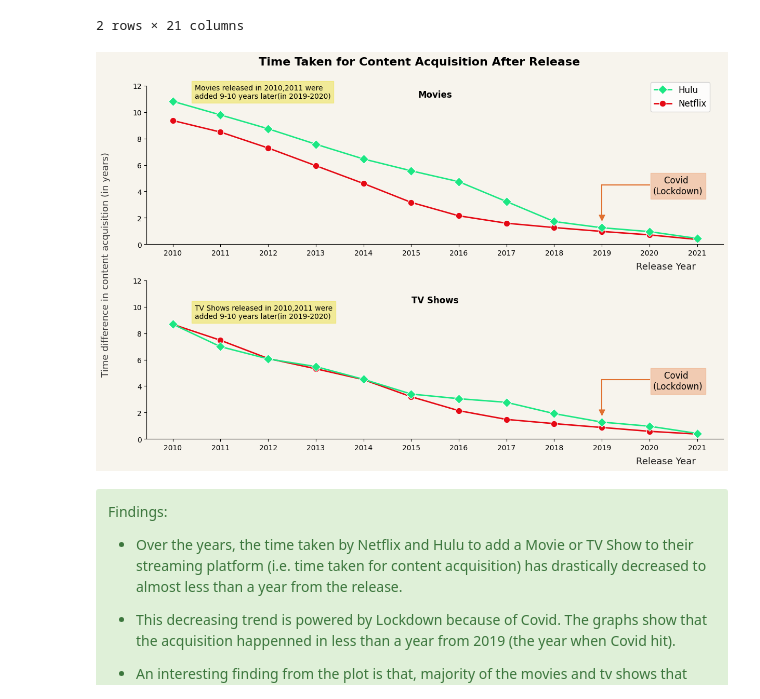
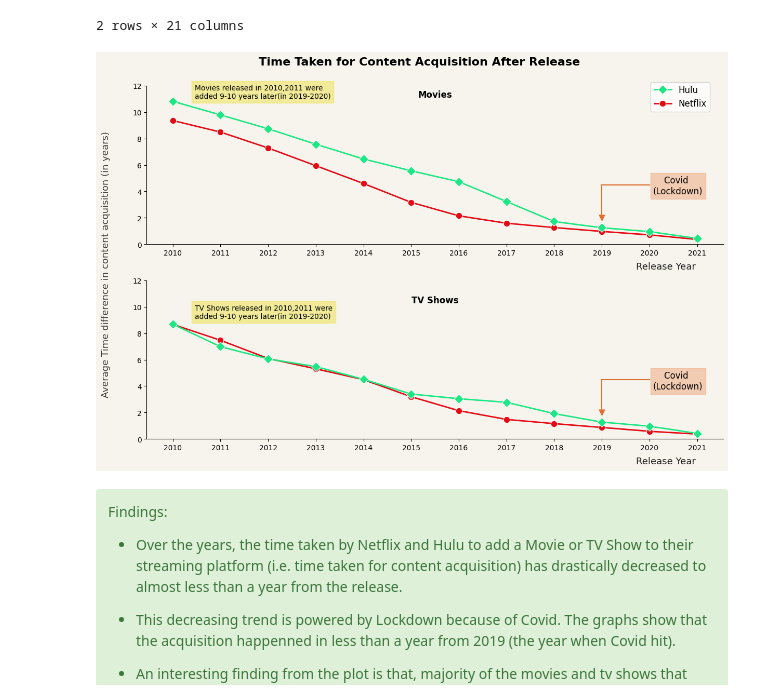
Before and after one commit to RickyMiura/Netflix-Hulu-EDA, a Jupyter notebook: plotting_gopi.ipynb, the cells around one changed output. Cells and saved outputs as stored; diff of their text form; code cells hidden in the pictures.

```diff
--- a/plotting_gopi.ipynb
+++ b/plotting_gopi.ipynb
@@ -227,7 +227,7 @@ ax[1].xaxis.set_label_coords(0.90, -0.11)
 ax[0].set_ylim(0,12)
 ax[1].set_ylim(0,12)
 
-fig.supylabel('Time difference in content acquisition (in years)', font=FONT, fontsize=13, x=-0.01, y=0.50, color='#3d3c3c')
+fig.supylabel('Average Time difference in content acquisition (in years)', font=FONT, fontsize=13, x=-0.01, y=0.50, color='#3d3c3c')
 ax[0].set_ylabel(None)
 ax[1].set_ylabel(None)
 
@@ -238,34 +238,34 @@ ax[1].set_title("TV Shows", font=FONT, fontsize=12, fontweight='bold', x=0.50, y
 ax[0].legend_.remove()
 fig.legend(loc='upper right', reverse=True, bbox_to_anchor=(0.973, 0.95), fontsize=12)
 
 ax[0].spines['top'].set_visible(False)
 ax[0].spines['right'].set_visible(False)
 ax[1].spines['top'].set_visible(False)
 ax[1].spines['right'].set_visible(False)
 
 ax[0].set_facecolor(color='#f7f4ed')
 ax[1].set_facecolor(color='#f7f4ed')
 fig.patch.set_facecolor(color='#f7f4ed')
 
 fig.text(s='    Covid\n(Lockdown)', x=0.875, y=0.67, fontsize=12, bbox=dict(facecolor='#eda479', alpha=0.5, edgecolor='#eda479'))
 ax[0].scatter(2019,2, marker='v', s=60, color='#e0702f')
 ax[0].plot([2019,2019], [2,4.5], color='#e0702f')
 ax[0].plot([2019,2020], [4.5,4.5], color='#e0702f')
 
 fig.text(s='    Covid\n(Lockdown)', x=0.875, y=0.20, fontsize=12, bbox=dict(facecolor='#eda479', alpha=0.5, edgecolor='#eda479'))
 ax[1].scatter(2019,2, marker='v', s=60, color='#e0702f')
 ax[1].plot([2019,2019], [2, 4.5], color='#e0702f')
 ax[1].plot([2019,2020], [4.5, 4.5], color='#e0702f')
 
 fig.text(s='Movies released in 2010,2011 were\nadded 9-10 years later(in 2019-2020)', x=0.14, y=0.90, fontsize=10,
          bbox=dict(facecolor='#ede245', alpha=0.5, edgecolor='#ede245'))
 fig.text(s='TV Shows released in 2010,2011 were\nadded 9-10 years later(in 2019-2020)', x=0.14, y=0.37, fontsize=10,
          bbox=dict(facecolor='#ede245', alpha=0.5, edgecolor='#ede245'))
 
 plt.tight_layout()
 plt.show()
 # %% [output]
-[figure, old version]
+[figure, new version]
 # %% [markdown]
 <div class="alert alert-block alert-success">
 
```
Also changed, not shown: parts of 8 cells of this notebook, 4 other files.
